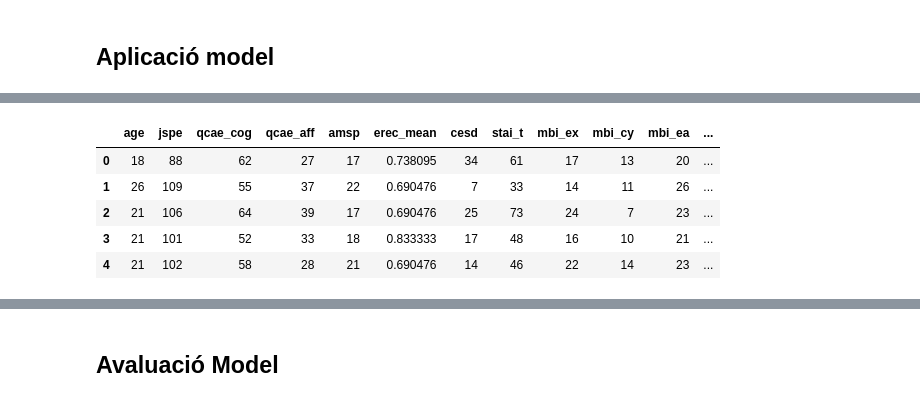
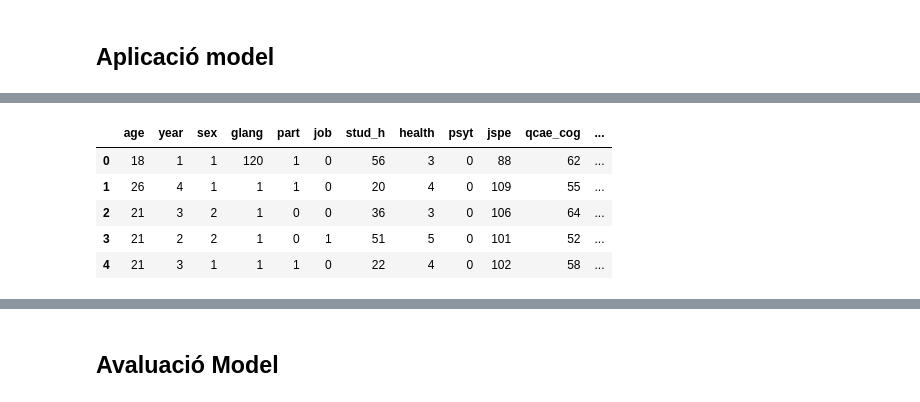
Before and after one commit to DCC-UAB/ACproject-07, a Jupyter notebook: codi/SpectralClustering.ipynb, the cells around one changed output, grey strips where cells are left out. Drawn from its saved outputs; the diff is of its cells as text; code cells hidden in the pictures.

```diff
--- a/codi/SpectralClustering.ipynb
+++ b/codi/SpectralClustering.ipynb
@@ -5,3 +3,5 @@ import pandas as pd
 # %%
-df_students = pd.read_csv("datasets/Data Carrard.csv")
-df_students = df_students.drop('id', axis = 1)
+import pandas as pd
+
+df = pd.read_csv("datasets/Data Carrard.csv")
+df = df.drop('id', axis = 1)
@@ -11,2 +8,8 @@ df_numerical = df_students[['age', 'jspe', 'qcae_cog', 'qcae_aff', 'amsp', 'erec
+# %%
+df['target'] = df['stai_t'] + df['cesd']
+df = df.drop(['stai_t', 'cesd'], axis=1)
+# %%
+X = df.drop('target', axis=1)
+y = df['target']
 # %% [markdown]
 ## Aplicació model
@@ -38,4 +23,4 @@ The shape of the pca is :  (886, 10)
 # %%
-n_clusters = 3  # Ajustar el número deseado de clusters
-model_sc = SpectralClustering(n_clusters=n_clusters, random_state=42)
-clusters = model_sc.fit_predict(pca_features)
+n_clusters = 2  # Ajustar el número deseado de clusters
+model_sc = SpectralClustering(n_clusters=n_clusters)
+clusters = model_sc.fit_predict(X)
@@ -54,9 +27,11 @@ df_clustered['Cluster'] = clusters
 # %%
+df_clustered = X.copy()
+df_clustered['cluster'] = clusters
 df_clustered.head(5)
 # %% [output]
-|  | age | jspe | qcae_cog | qcae_aff | amsp | erec_mean | cesd | stai_t | mbi_ex | mbi_cy | mbi_ea | ... |
-| 0 | 18 | 88 | 62 | 27 | 17 | 0.738095 | 34 | 61 | 17 | 13 | 20 | ... |
-| 1 | 26 | 109 | 55 | 37 | 22 | 0.690476 | 7 | 33 | 14 | 11 | 26 | ... |
-| 2 | 21 | 106 | 64 | 39 | 17 | 0.690476 | 25 | 73 | 24 | 7 | 23 | ... |
-| 3 | 21 | 101 | 52 | 33 | 18 | 0.833333 | 17 | 48 | 16 | 10 | 21 | ... |
-| 4 | 21 | 102 | 58 | 28 | 21 | 0.690476 | 14 | 46 | 22 | 14 | 23 | ... |
+|  | age | year | sex | glang | part | job | stud_h | health | psyt | jspe | qcae_cog | ... |
+| 0 | 18 | 1 | 1 | 120 | 1 | 0 | 56 | 3 | 0 | 88 | 62 | ... |
+| 1 | 26 | 4 | 1 | 1 | 1 | 0 | 20 | 4 | 0 | 109 | 55 | ... |
+| 2 | 21 | 3 | 2 | 1 | 0 | 0 | 36 | 3 | 0 | 106 | 64 | ... |
+| 3 | 21 | 2 | 2 | 1 | 0 | 1 | 51 | 5 | 0 | 101 | 52 | ... |
+| 4 | 21 | 3 | 1 | 1 | 1 | 0 | 22 | 4 | 0 | 102 | 58 | ... |
```
Also changed, not shown: parts of 23 cells of this notebook.
